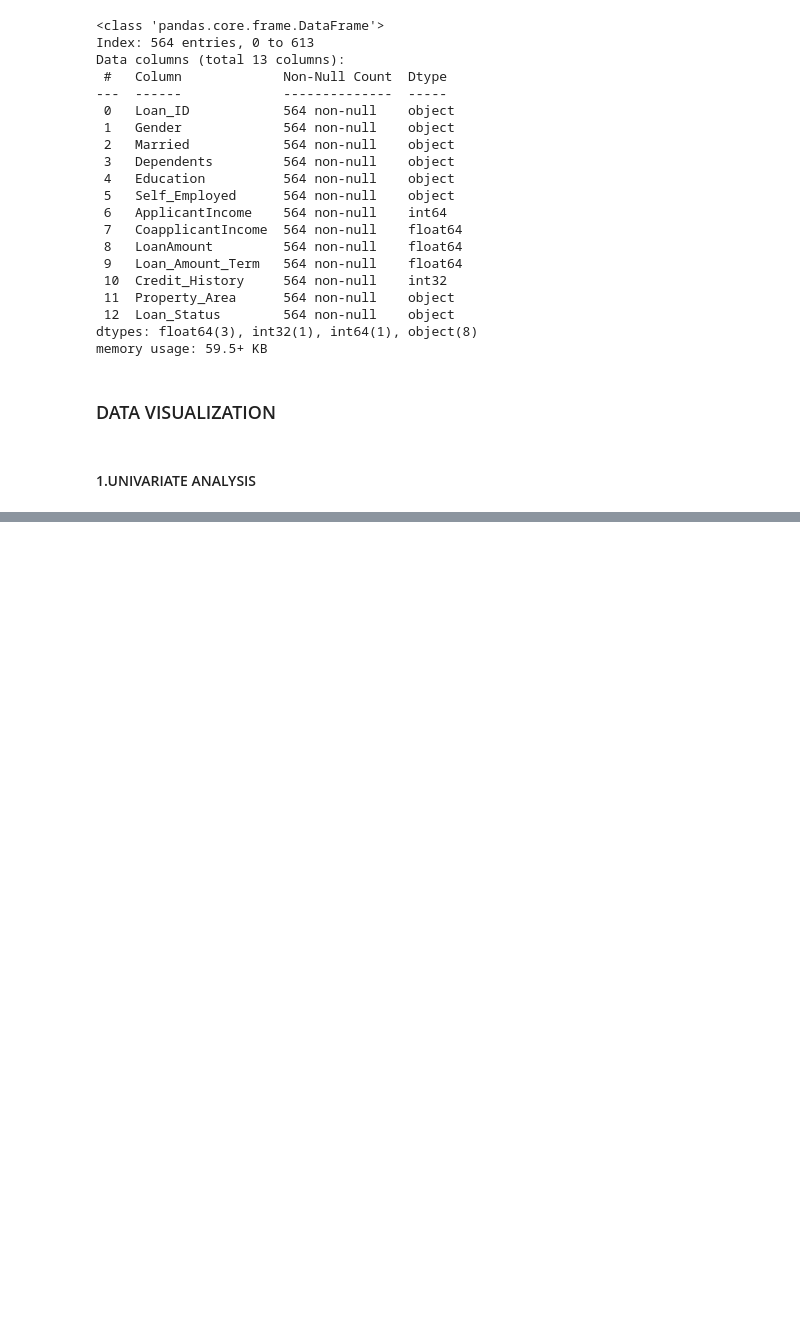
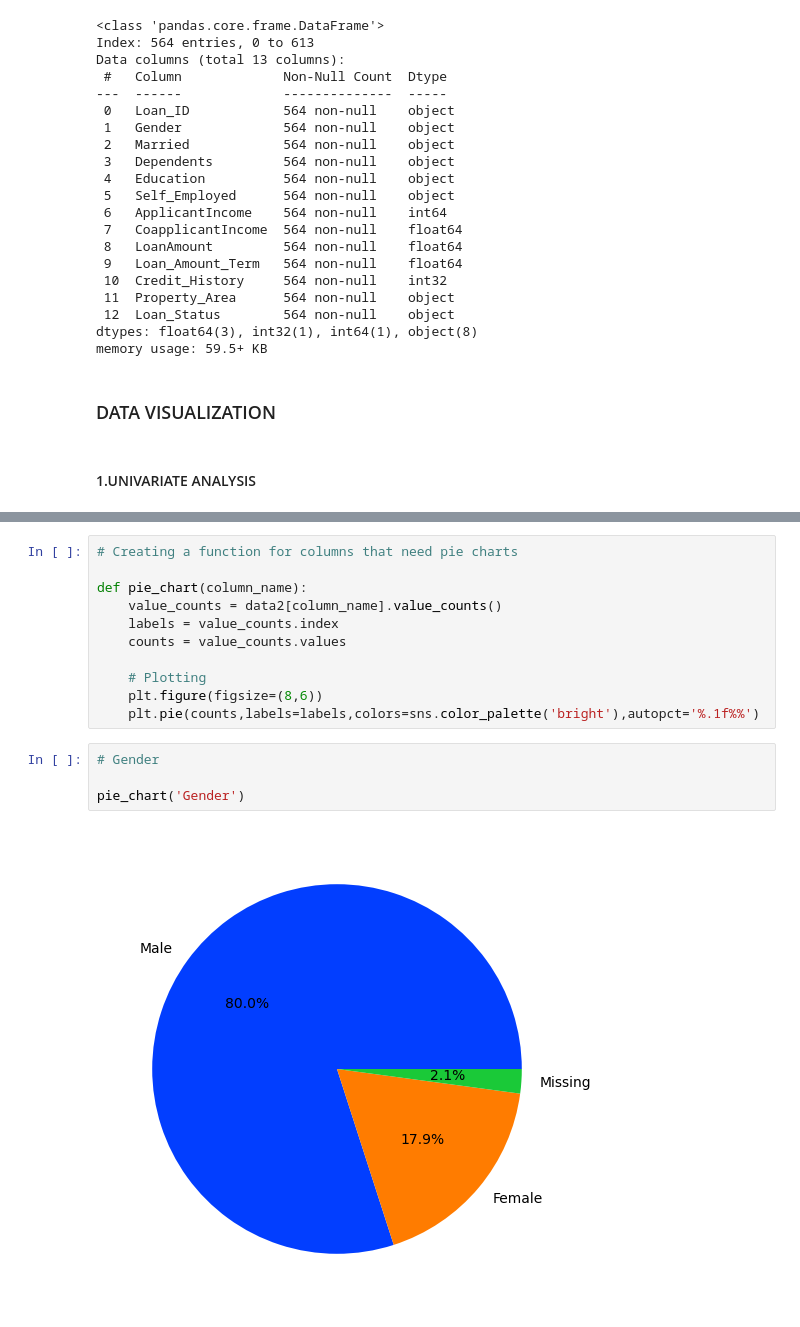
Before and after one commit to Vee2002/Loan-Prediction, a Jupyter notebook: Loan Prediction.ipynb, the cells around one changed output, grey strips where cells are left out. Drawn from its saved outputs; the diff is of its cells as text; blank space fills up the shorter version.

```diff
--- a/Loan Prediction.ipynb
+++ b/Loan Prediction.ipynb
@@ -585,0 +601,17 @@ memory usage: 59.5+ KB
+# %%
+# Creating a function for columns that need pie charts
+
+def pie_chart(column_name):
+    value_counts = data2[column_name].value_counts()
+    labels = value_counts.index
+    counts = value_counts.values
+
+    # Plotting
+    plt.figure(figsize=(8,6))
+    plt.pie(counts,labels=labels,colors=sns.color_palette('bright'),autopct='%.1f%%')
+# %%
+# Gender
+
+pie_chart('Gender')
+# %% [output]
+[figure, added]
```
Also changed, not shown: parts of 37 cells of this notebook, 59 other files.
